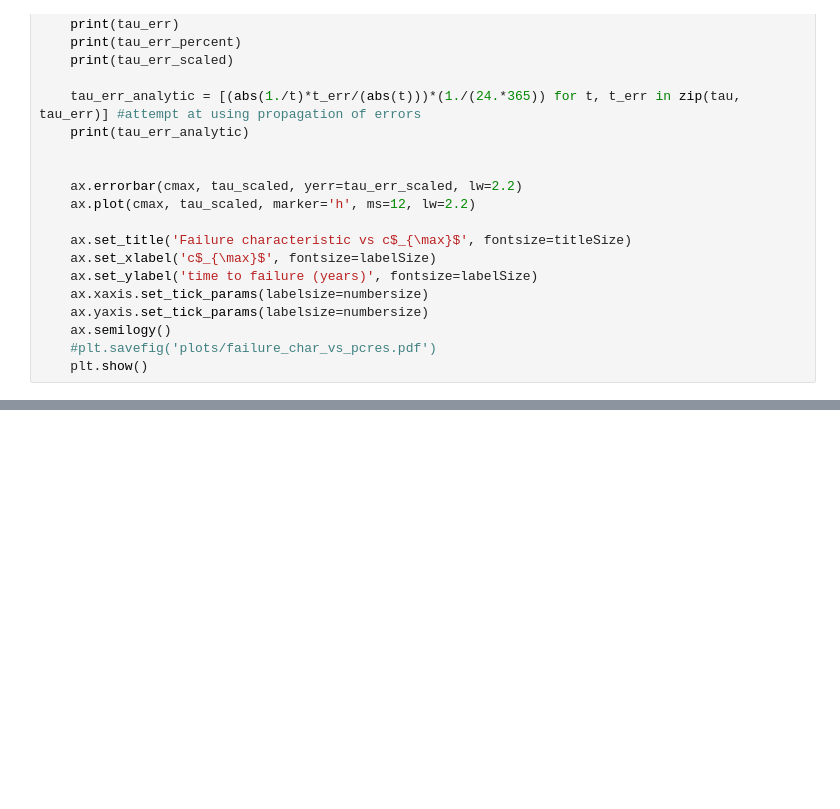
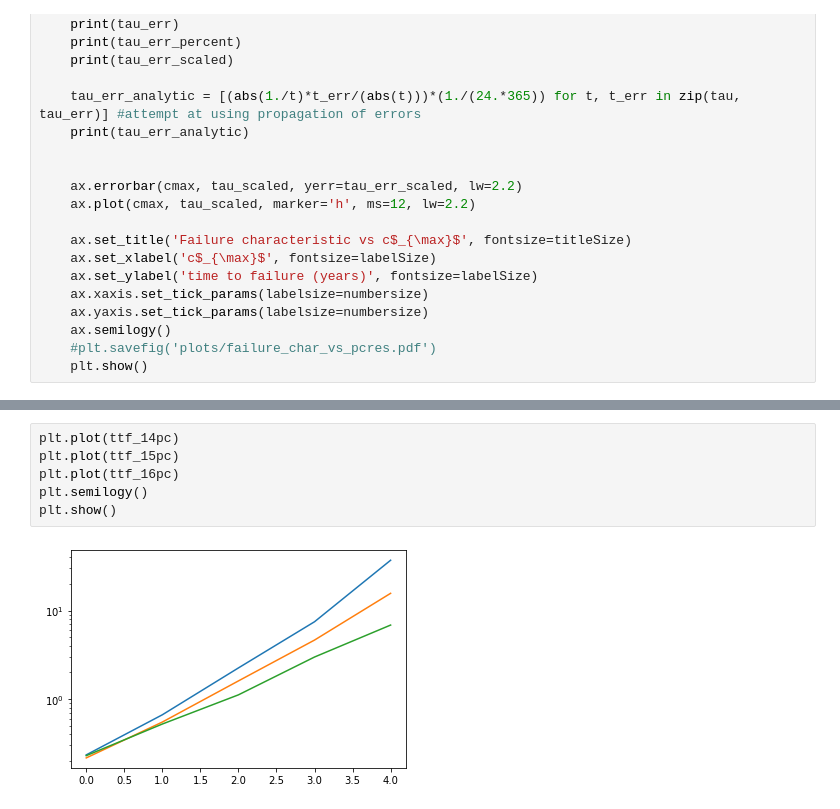
Before and after one commit to patricksinclair/multispecies_postprocessing, a Jupyter notebook: geno_distbs/varying_susceps/ttf_analyser.ipynb, the cells around one changed output, grey strips where cells are left out. Cells and saved outputs as stored; diff of their text form; blank space fills up the shorter version.

```diff
--- a/geno_distbs/varying_susceps/ttf_analyser.ipynb
+++ b/geno_distbs/varying_susceps/ttf_analyser.ipynb
@@ -266,0 +292,8 @@ plot_fitSlopes_and_failRate(ttf_16pcres, cmax_vals, "ttf_plots_16pcres")
+# %%
+plt.plot(ttf_14pc)
+plt.plot(ttf_15pc)
+plt.plot(ttf_16pc)
+plt.semilogy()
+plt.show()
+# %% [output]
+[figure, added]
```
Also changed, not shown: parts of 8 cells of this notebook, 2 other files.
